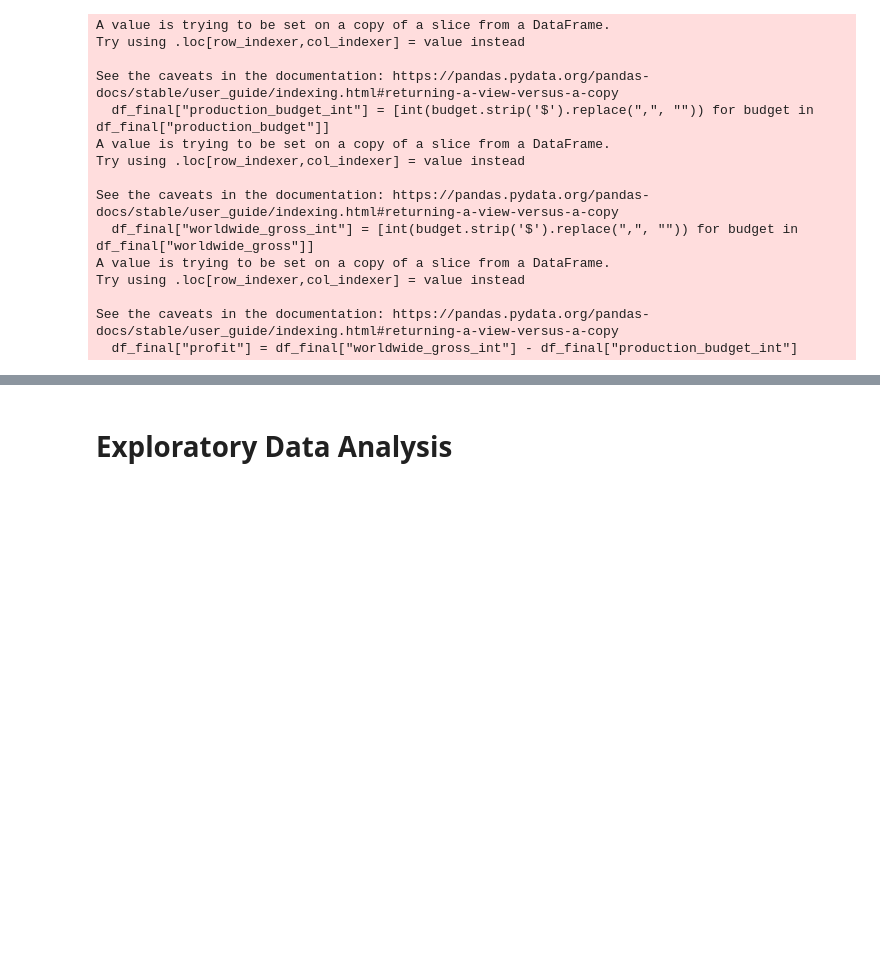
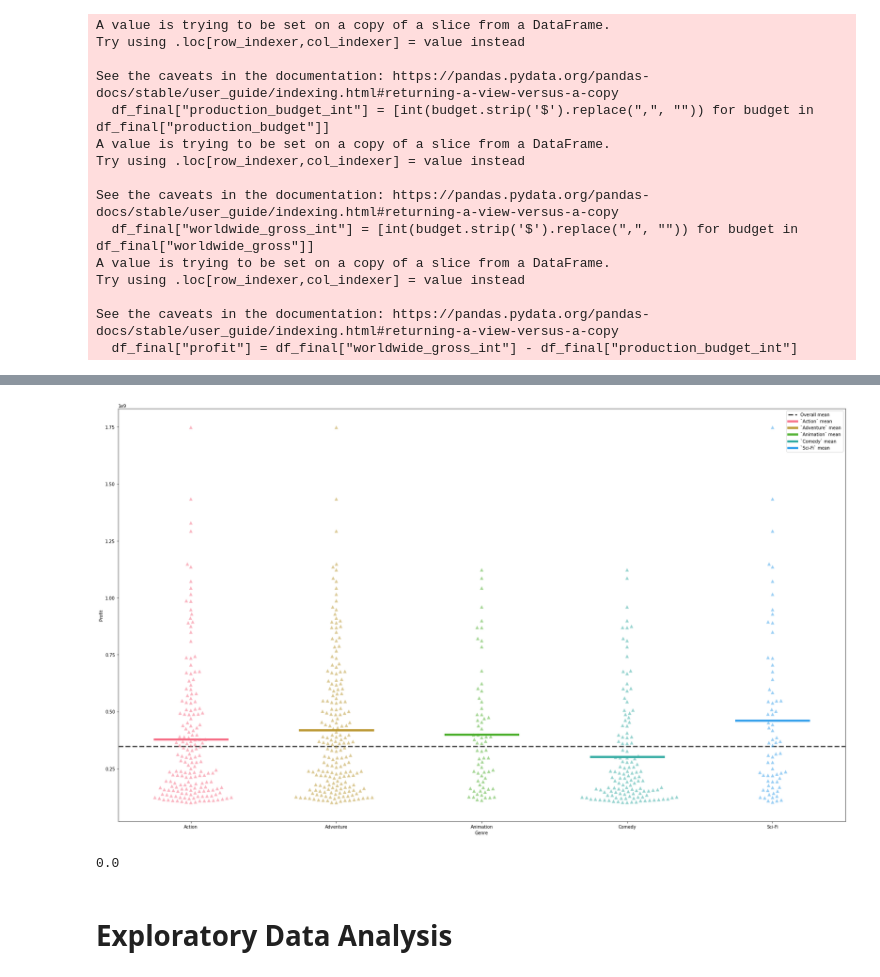
Before and after one commit to Jmanitou/Flatiron-Movie-Genre-Analysis, a Jupyter notebook: Movie_Genre_Analysis.ipynb, the cells around one changed output, grey strips where cells are left out. Saved outputs shown, nothing was run; the diff lists cells and outputs as text; code cells hidden in the pictures; blank space fills up the shorter version.

Commit message:
Made Anova and started on dummy regressor

```diff
--- a/Movie_Genre_Analysis.ipynb
+++ b/Movie_Genre_Analysis.ipynb
@@ -129,3 +91,67 @@ genre_averages
+# %%
+top_five_genres = []
+def top_five(genre_name):
+    for movie in df_final[["genres", "profit"]].drop_duplicates().values:
+        if genre_name in movie[0]:
+            top_five_genres.append([genre_name, movie[1]])
+
+#picked 5 genres with top profit average and top counts
+top_five("Action")
+top_five("Adventure")
+top_five("Animation")
+top_five("Comedy")
+top_five("Sci-Fi")
+
+df_genres = pd.DataFrame(top_five_genres, columns=["Genre", "Profit"])
+# %%
+f, ax = plt.subplots(figsize=(24,14))
+# Use specific set of colors
+colors = sns.color_palette('husl')
+
+# Data Points
+ax = sns.swarmplot(
+    data=df_genres,
+    x="Genre",
+    y="Profit",
+    ax=ax,
+    alpha=0.5,
+    marker='^',
+    size=8,
+    palette=colors
+)
+
+ax.axhline(
+    df_final["profit"].mean(), label='Overall mean',
+    lw=3, ls='--', color='black', alpha=0.7
+)
+
+areas = df_genres['Genre'].unique()
+for i,area in enumerate(areas):
+    mean = df_genres.loc[df_genres['Genre']==area]['Profit'].mean()
+    # Make these lines short and near each group
+    xmin = 1/len(areas) * i + 0.05
+    xmax = xmin + 0.1
+    ax.axhline(
+        mean, xmin=xmin, xmax=xmax, label=f'`{area}` mean',
+        lw=5, ls='-', color=colors[i]
+    )
+
+ax.legend()
+plt.tight_layout();
+# %% [output]
+[figure, added]
+# %%
+df_scifi = pd.DataFrame([movie for movie in df_final[["movie", "director", "genres", "production_budget_int", "profit"]]
+                         .values if "Sci-Fi" in movie[2]],
+                        columns=["movie", "director", "genres", "budget", "profit"])
+df_budget_profit = df_scifi[["budget", "profit"]].drop_duplicates()
+budget = df_budget_profit["budget"]
+profit = df_budget_profit["profit"]
+dummy_regr = DummyRegressor(strategy="mean")
+dummy_regr.fit(df_budget_profit["budget"], df_budget_profit["profit"])
+dummy_regr.score(budget, profit)
+# %% [output]
+0.0
 # %% [markdown]
 # Exploratory Data Analysis
 # %%
```
Also changed, not shown: parts of 5 cells of this notebook.
